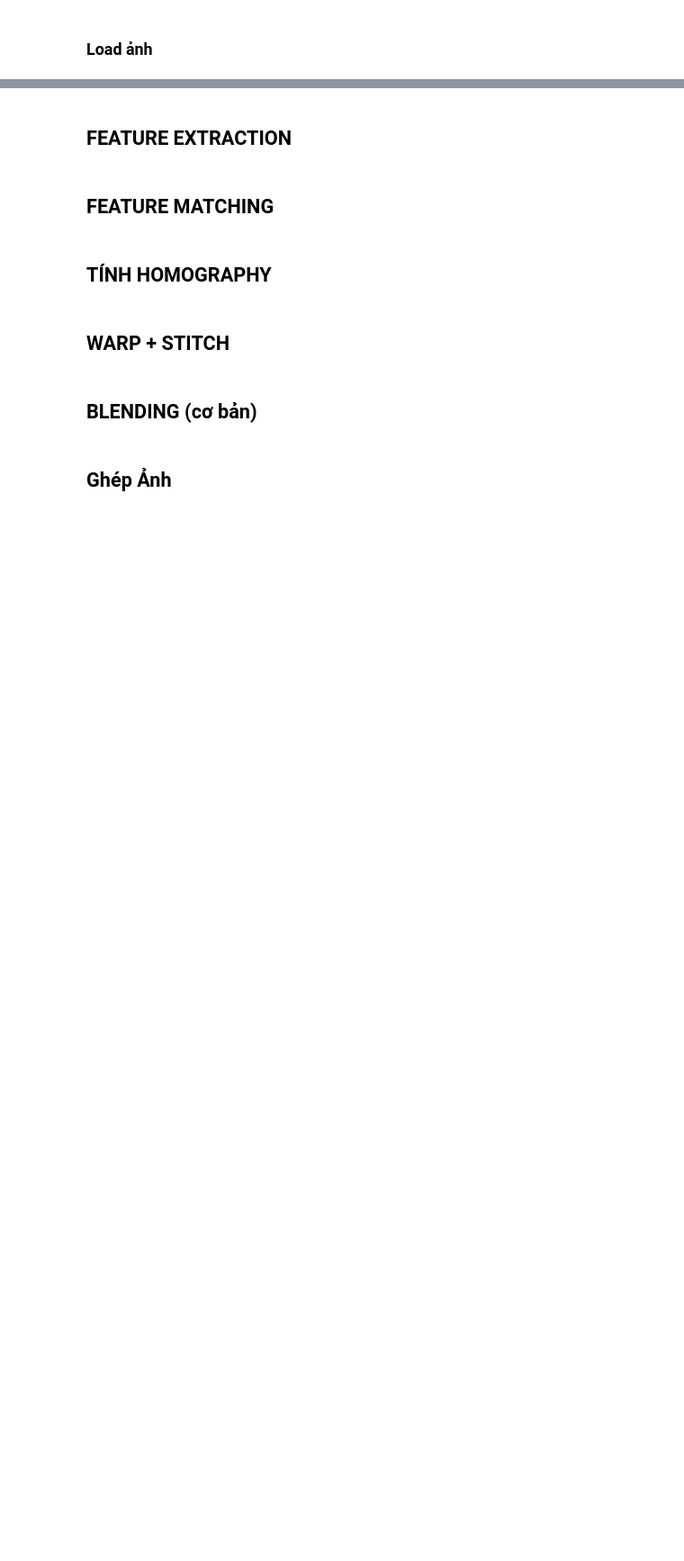
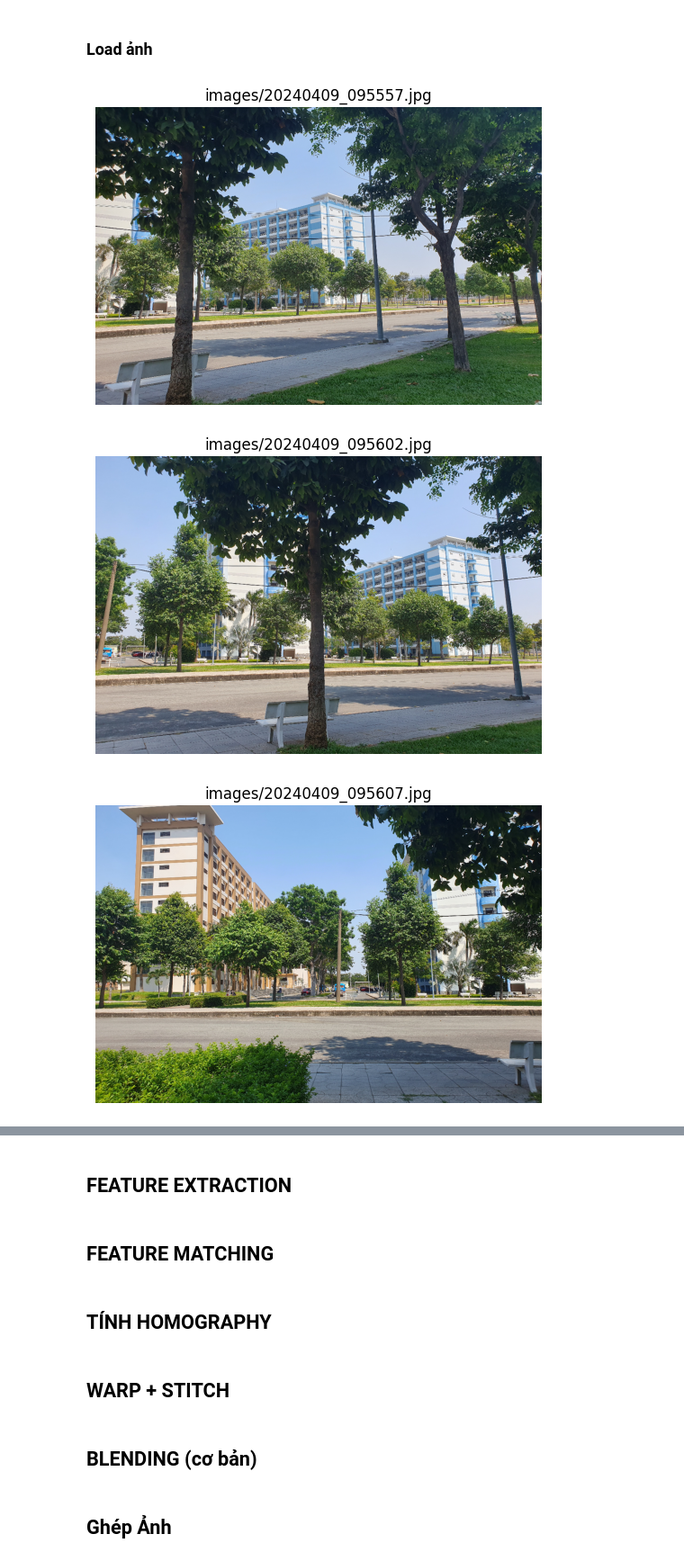
Before and after one commit to DuckYuh/CV3, a Jupyter notebook: CV3.ipynb, the cells around one changed output, grey strips where cells are left out. Shown at 90% size. Saved outputs shown, nothing was run; the diff lists cells and outputs as text; code cells hidden in the pictures; blank space fills up the shorter version.

```diff
--- a/CV3.ipynb
+++ b/CV3.ipynb
@@ -23,20 +21,30 @@ Created folder: images
 # %%
 image_paths = [
     "images/20240409_095557.jpg",
     "images/20240409_095602.jpg",
     "images/20240409_095607.jpg",
     "images/20240409_095613.jpg"
 ]
 
 images = []
 grays = []
 
 for path in image_paths:
     img = cv2.imread(path)
     img = cv2.resize(img, (1200, 800))
+
     img = cv2.cvtColor(img, cv2.COLOR_BGR2RGB)
+
+    plt.figure()
+    plt.imshow(img)
+    plt.title(path)
+    plt.axis("off")
 
     gray = cv2.cvtColor(img, cv2.COLOR_RGB2GRAY)
 
     images.append(img)
     grays.append(gray)
+# %% [output]
+[figure, added]
+[figure, added]
+[figure, added]
```
Also changed, not shown: parts of 5 cells of this notebook.
